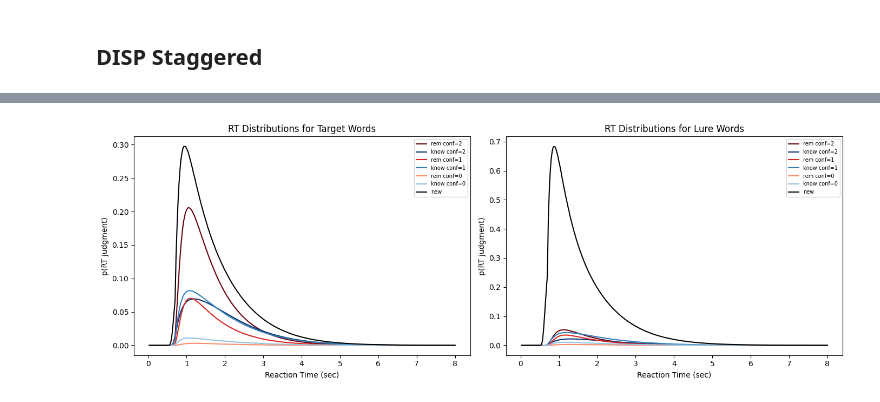
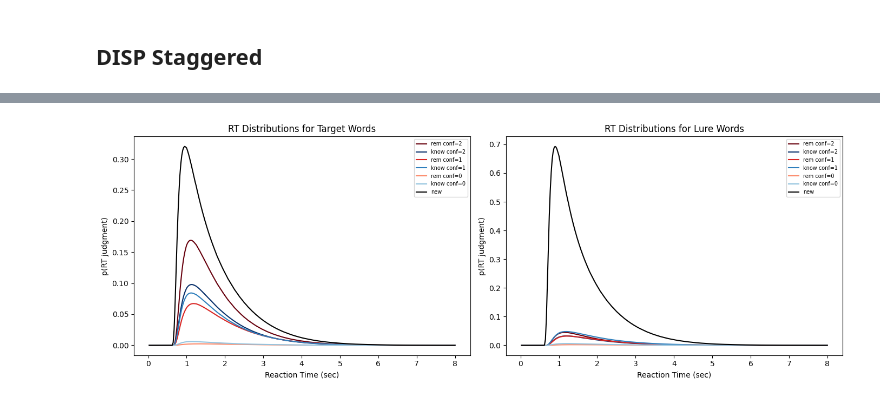
Before and after one commit to SpoopyPillow/caa_recognition_model, a Jupyter notebook: plot_models.ipynb, the cells around one changed output, grey strips where cells are left out. Saved outputs shown, nothing was run; the diff lists cells and outputs as text; code cells hidden in the pictures.

Commit message:
feature: new gof metrics, lapse rate, and larger param bounds

```diff
--- a/plot_models.ipynb
+++ b/plot_models.ipynb
@@ -30,7 +38,6 @@ caa_cfg = CAAConfig(
     nr_ssteps=8192,
     nr_samples=10000,
     max_t=8.0,
-    nr_quantiles=5
 )
 # %%
 def display_comparison(evals: list[ModelEvaluation]):
@@ -290,24 +216,25 @@ disp_staggered_model = DISPStaggeredDDM(
     nr_threads=1,
 )
 
-method="qmle"
-params_est = DISPStaggeredDDM.Params(
-    c=np.float64(0.9944747531085043),
-    mu_r=np.float64(-0.09936966164007344),
-    mu_f=np.float64(0.38569509914634637),
-    d_r=np.float64(0.15453404227056255),
-    d_f=np.float64(0.27144602850053545),
-    tc_bound=np.float64(0.051699912298099504),
-    r_bound=np.float64(0.006973033435801135),
-    z0=np.float64(-0.12890907740414018),
-    z0_new=np.float64(-0.2345484654891833),
-    mu_r_new=np.float64(-0.3415451801281406),
-    mu_f_new=np.float64(0.048392928941960456),
-    t_post=np.float64(0.4824138548171153),
-    t_delay_r=np.float64(0.23079148715627928),
-    t0=np.float64(0.4985948017976732),
-)
+param_bounds = disp_staggered.param_bounds
+
+# Optimize over entire data
+# disp_staggered_opt = fit_methods(disp_staggered_model, methods, param_bounds=param_bounds, nr_workers=7)
+
+disp_staggered_opt = {
+    'qmle': DISPStaggeredDDM.Params(c=np.float64(0.9805144878333434), mu_r=np.float64(0.08122172524295136), mu_f=np.float64(0.2053987795615883), d_r=np.float64(0.08736161989864574), d_f=np.float64(0.3421813460087629), tc_bound=np.float64(0.05938006657748657), r_bound=np.float64(0.21446121096924298), z0=np.float64(-0.1106581849984806), z0_new=np.float64(-0.17371368345945398), mu_r_new=np.float64(-0.08888776239481999), mu_f_new=np.float64(-0.2277591925549105), t_post=np.float64(0.3640081938167594), t_delay_r=np.float64(0.029235146612983105), t0=np.float64(0.6024337299775664)),
+    'qmpe': DISPStaggeredDDM.Params(c=np.float64(1.0155739212586883), mu_r=np.float64(0.06519506757633807), mu_f=np.float64(0.24596242143025204), d_r=np.float64(0.07941847590436699), d_f=np.float64(0.3792605196196342), tc_bound=np.float64(0.03861814069808822), r_bound=np.float64(0.15742213001591476), z0=np.float64(-0.12189062125973753), z0_new=np.float64(-0.2031045554318242), mu_r_new=np.float64(-0.11298961972338514), mu_f_new=np.float64(-0.19875241397412916), t_post=np.float64(0.39886707086830475), t_delay_r=np.float64(0.07817964539569117), t0=np.float64(0.6328353721306741)),
+    'cml': DISPStaggeredDDM.Params(c=np.float64(1.048591923085804), mu_r=np.float64(-0.014183051698463987), mu_f=np.float64(0.33901612630178113), d_r=np.float64(0.1500067300372802), d_f=np.float64(0.33806506859416646), tc_bound=np.float64(0.017320013380434755), r_bound=np.float64(0.07569984717419526), z0=np.float64(-0.15555563581352938), z0_new=np.float64(-0.2685842593387985), mu_r_new=np.float64(-0.31189098793995473), mu_f_new=np.float64(0.026984928591890334), t_post=np.float64(0.407613256254892), t_delay_r=np.float64(0.3072194422976065), t0=np.float64(0.5490135703942112))
+}
+
+# disp_staggered_opt = {
+#     'qmle': DISPStaggeredDDM.Params(c=np.float64(0.9696368427246786), mu_r=np.float64(0.0866133898804743), mu_f=np.float64(0.17976181729220597), d_r=np.float64(0.10547718750171013), d_f=np.float64(0.308818318605927), tc_bound=np.float64(0.065434334217461), r_bound=np.float64(0.23015250658396363), z0=np.float64(-0.10037788724237282), z0_new=np.float64(-0.1897219438618008), mu_r_new=np.float64(-0.1287378272706921), mu_f_new=np.float64(-0.15481488460513887), t_post=np.float64(0.3819305120360762), t_delay_r=np.float64(0.10154744665220895), t0=np.float64(0.545183185180014)),
+#     'qmpe': DISPStaggeredDDM.Params(c=np.float64(1.00442979084296), mu_r=np.float64(0.08114409268865266), mu_f=np.float64(0.21450280661732885), d_r=np.float64(0.08711172365595438), d_f=np.float64(0.3610046026013649), tc_bound=np.float64(0.041686754792147646), r_bound=np.float64(0.2140277939367582), z0=np.float64(-0.11438462717573925), z0_new=np.float64(-0.18768718074103663), mu_r_new=np.float64(-0.10435883785583189), mu_f_new=np.float64(-0.21324228409010254), t_post=np.float64(0.3988272999159962), t_delay_r=np.float64(0.005669038457066634), t0=np.float64(0.6236675581871447))
+# }
+
+method = "qmle"
+params_est = disp_staggered_opt[method]
 # %%
-disp_staggered_model.plot_rt_distributions(params_est);
+fig, axes = disp_staggered_model.plot_rt_distributions(params_est, show=False)
 # %% [output]
-[figure, old version]
+[figure, new version]
```
Also changed, not shown: parts of 25 cells of this notebook, 5 other files.
